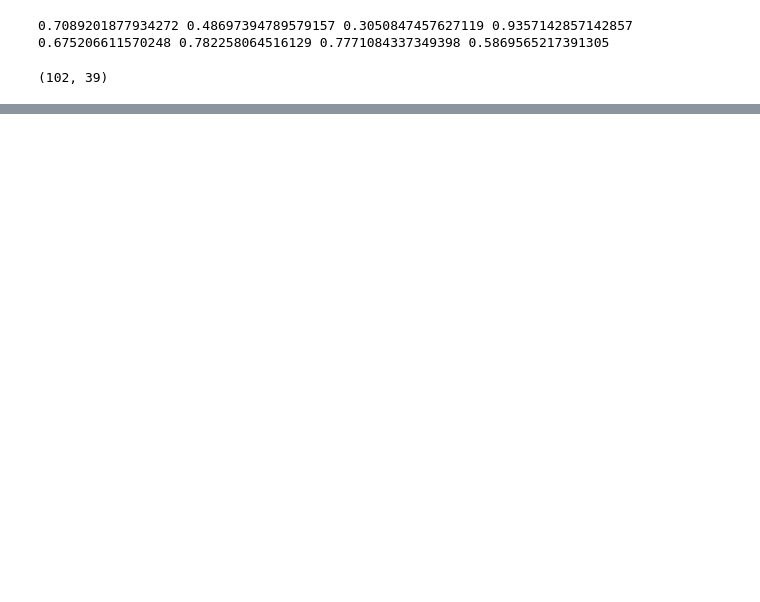
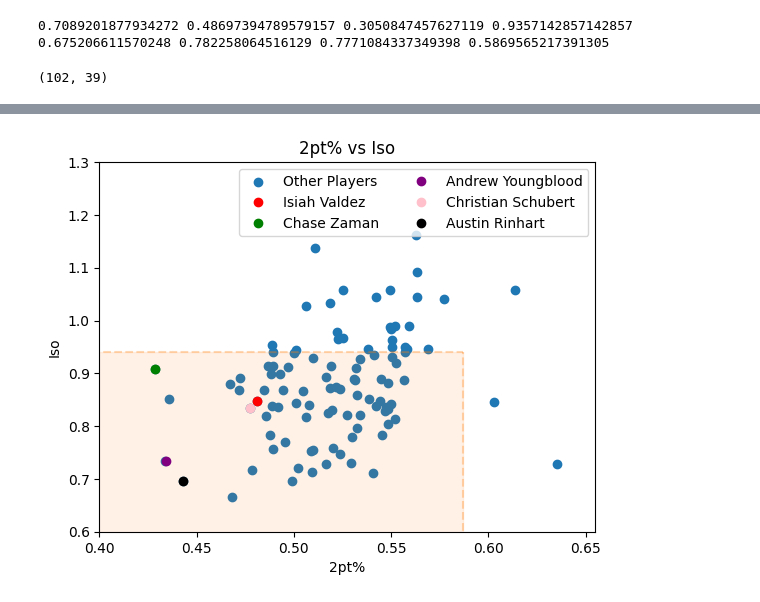
Before and after one commit to a-miller77/2023-Bucks-Hackathon, a Jupyter notebook: main.ipynb, the cells around one changed output, grey strips where cells are left out. Saved outputs shown, nothing was run; the diff lists cells and outputs as text; code cells hidden in the pictures; blank space fills up the shorter version.

```diff
--- a/main.ipynb
+++ b/main.ipynb
@@ -135,0 +158,35 @@ plt.show()
+# %%
+# Set the figure size in inches
+#plt.figure(figsize=(10,6))
+
+x_val = df[['2pt%']] #.5870
+y_val = df[['Iso']] #.3051
+
+plt.scatter(x_val, y_val, label = "Other Players" )
+
+x = np.array([.2, .5870])
+y1 = np.array([0.94, 0.94])
+y2 = np.array([0.27, 0.27])
+
+plt.plot(.4810, .847,  'ro', label="Isiah Valdez")
+plt.plot(.4286, .908103, 'go', label="Chase Zaman")
+plt.plot(.434, .734574,  'o', color="purple", label="Andrew Youngblood")
+plt.plot(.4772, .83499, 'o', color="pink", label="Christian Schubert")
+plt.plot(.443, .69604, 'o', color="black", label="Austin Rinhart")
+
+plt.plot(x, y1, '--', color='C1', alpha=0.3)
+plt.plot([.5870, .5870], [.2, .94], '--', color='C1', alpha=0.3)
+plt.fill_between(x, y1, y2, where=(y1 > y2), color='C1', alpha=0.1)
+
+plt.xlim([0.4, 0.655])
+plt.ylim([0.6, 1.3])
+
+# Set x and y axes labels
+plt.xlabel('2pt%')
+plt.ylabel('Iso')
+
+plt.title('2pt% vs Iso')
+plt.legend(ncols=2)
+plt.show()
+# %% [output]
+[figure, added]
```
Also changed, not shown: parts of 6 cells of this notebook, 1 other file.
